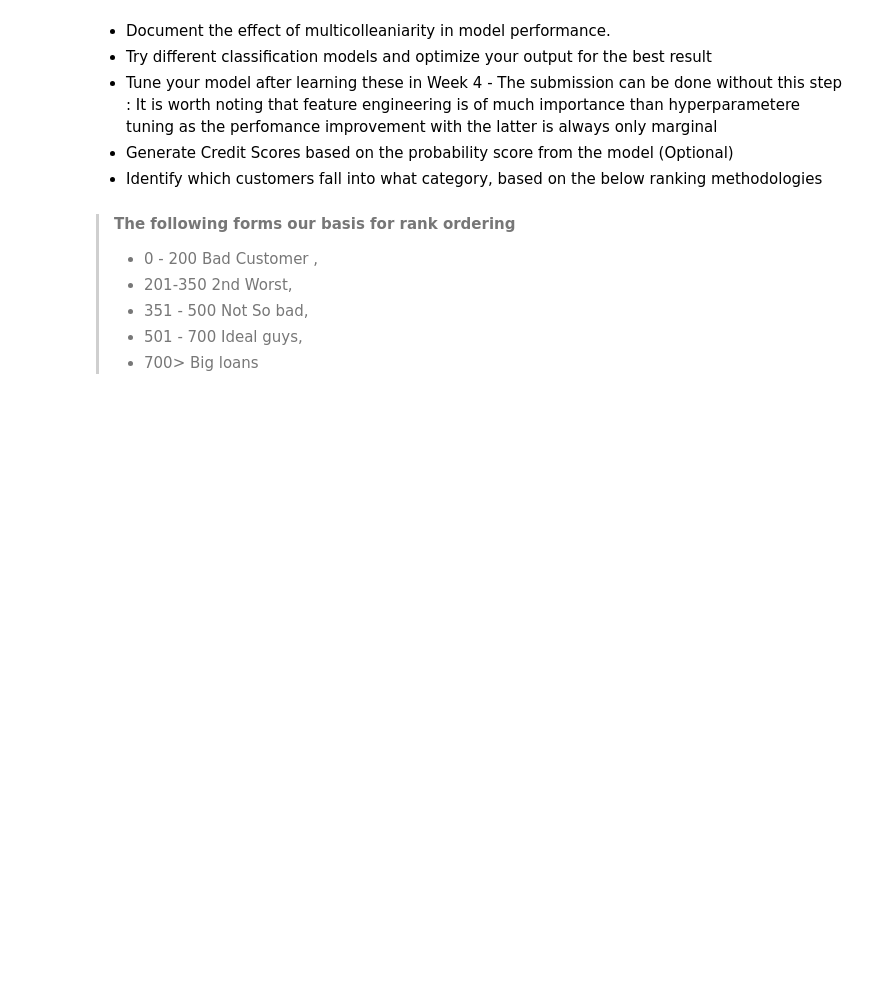
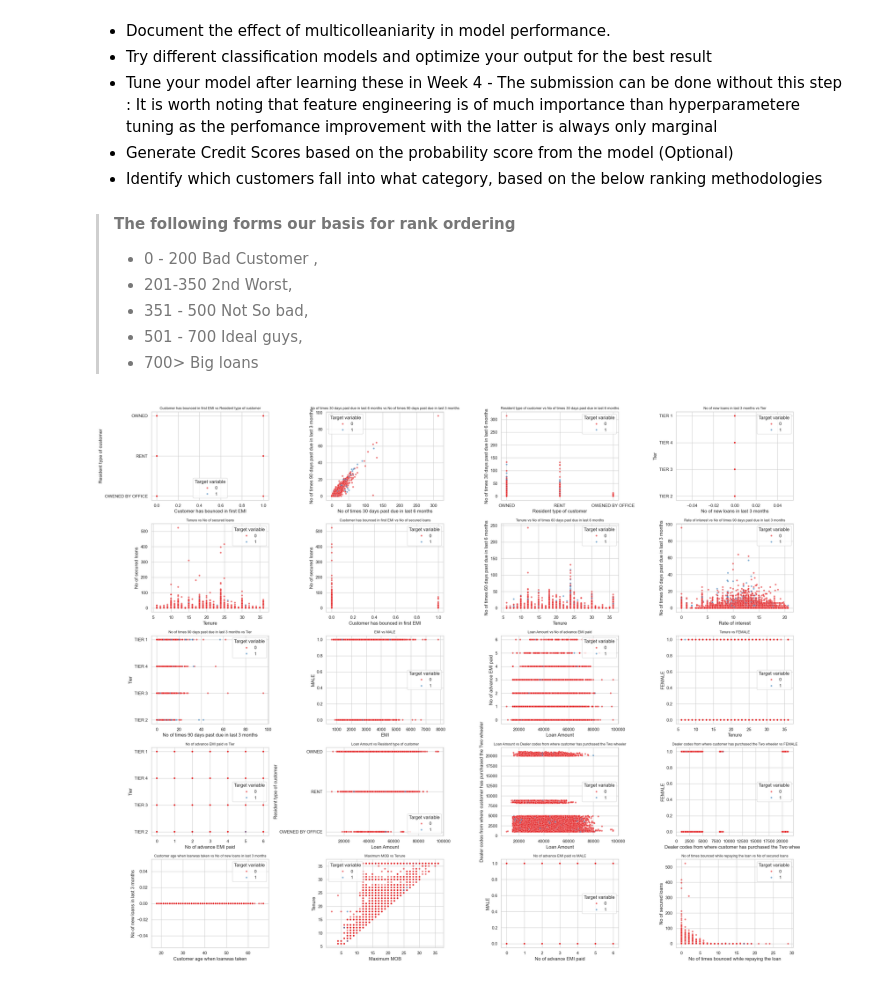
Before and after one commit to kibosivy/ML1, a Jupyter notebook: Week3/0305 Starter Notebook.ipynb, the cells around one changed output. Saved outputs shown, nothing was run; the diff lists cells and outputs as text; code cells hidden in the pictures; blank space fills up the shorter version.

```diff
--- a/Week3/0305 Starter Notebook.ipynb
+++ b/Week3/0305 Starter Notebook.ipynb
@@ -184,12 +223,11 @@ sns.scatterplot(x=Loan_renamed['Customer age when loanwas taken'],y='Loan Amount
 <Axes: xlabel='Customer age when loanwas taken', ylabel='Loan Amount'>
 [figure]
 # %%
-# gender = pd.get_dummies(Loan_renamed['Gender'])
-# Loan_renamed=pd.concat([Loan_renamed,gender], axis=1)
-# Loan_renamed = Loan_renamed.drop('Gender', axis=1)
+gender = pd.get_dummies(Loan_renamed['Gender'])
+Loan_renamed=pd.concat([Loan_renamed,gender], axis=1)
+Loan_renamed = Loan_renamed.drop('Gender', axis=1)
 # %%
-dropped=['Time since first consumer durables loan taken (in months)','Time since last Personal loan taken (in months)',
-'Max amount sanctioned in the Live loans','Total sanctioned amount in the secured Loans which are Live',
+dropped=['Max amount sanctioned in the Live loans','Total sanctioned amount in the secured Loans which are Live',
 'Total sanctioned amount in the unsecured Loans which are Live','Maximum amount sanctioned for any Two wheeler loan']
 
 Loan_renamed.drop(dropped,axis=1,inplace=True)
@@ -321,0 +357,17 @@ from sklearn.model_selection import train_test_split
+# %%
+# Explore the linear separabillity of the two classes and document your intuition of the best model type to give you the best results.
+features = [col for col in Loan_renamed.columns if col not in ["Customer ID", "Date of birth", "Target variable"]]
+
+comb = list(itertools.combinations(features, 2))
+rand = random.sample(comb, k=20)
+
+fig = plt.figure(figsize=(25, 20))
+for i, (x_col, y_col) in enumerate(rand, 1):
+    ax = fig.add_subplot(5, 4, i)
+    sns.scatterplot(data=Loan_renamed,x=x_col,y=y_col,hue="Target variable",alpha=0.6,s=20,palette="Set1")
+    ax.set_title(f"{x_col} vs {y_col}", fontsize=9)
+
+plt.tight_layout()
+plt.show()
+# %% [output]
+[figure, added]
```
Also changed, not shown: parts of 36 cells of this notebook.
